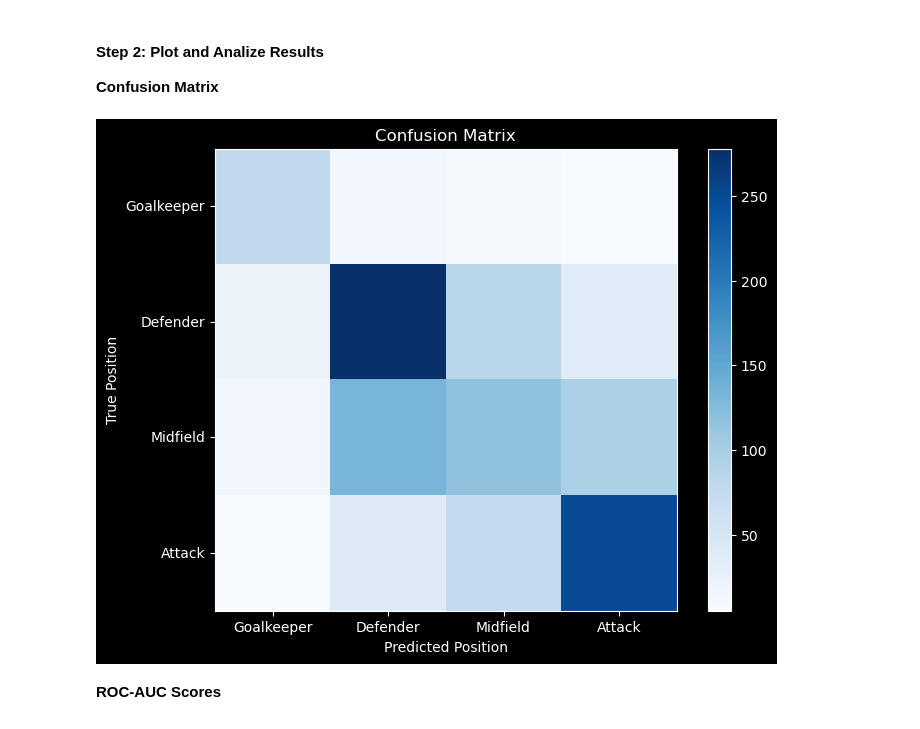
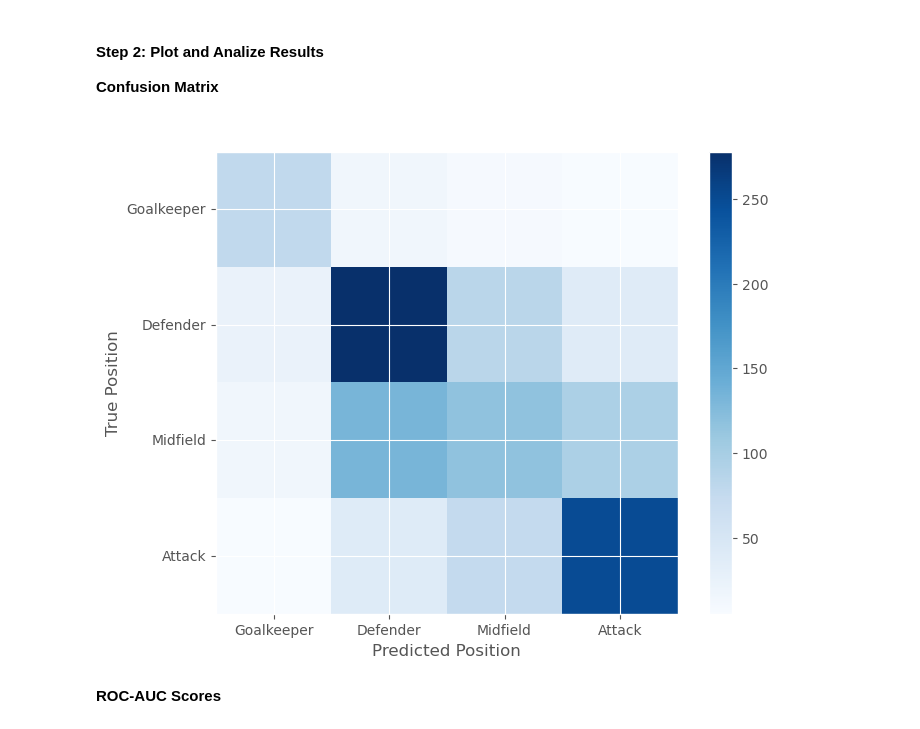
Before and after one commit to sfc-gh-mconsoli/hol_football_ml_snowpark, a Jupyter notebook: Football_Players_Classification_Snowpark.ipynb, the cells around one changed output. Drawn from its saved outputs; the diff is of its cells as text; code cells hidden in the pictures.

```diff
--- a/Football_Players_Classification_Snowpark.ipynb
+++ b/Football_Players_Classification_Snowpark.ipynb
@@ -660,30 +660,30 @@ Accuracy on test data: 57.55%
 # %%
 #plot confusion matrix and something else
 
 import matplotlib.pyplot as plt
 import seaborn as sns
 
 # Set a dark background style for the plots. Why? Because it's cool!
-plt.style.use('dark_background')
+plt.style.use('ggplot')
 
 # Convert numeric labels back to original string labels
 position_labels = ['Goalkeeper', 'Defender', 'Midfield', 'Attack']
 
 # Plot Confusion Matrix
 plt.figure(figsize=(8, 6))
 plt.imshow(conf_matrix_df, interpolation='nearest', cmap=plt.cm.Blues)
 plt.title('Confusion Matrix')
 plt.colorbar()
 
 tick_marks = range(len(position_labels))
 plt.xticks(tick_marks, position_labels, ha='center')  # Center x-axis labels
 plt.yticks(tick_marks, position_labels, va='center')  # Center y-axis labels
 
 plt.xlabel('Predicted Position')
 plt.ylabel('True Position')
 plt.show()
 # %% [output]
-[figure, old version]
+[figure, new version]
 # %% [markdown]
 **ROC-AUC Scores**
 # %%
```
Also changed, not shown: parts of 9 cells of this notebook.
